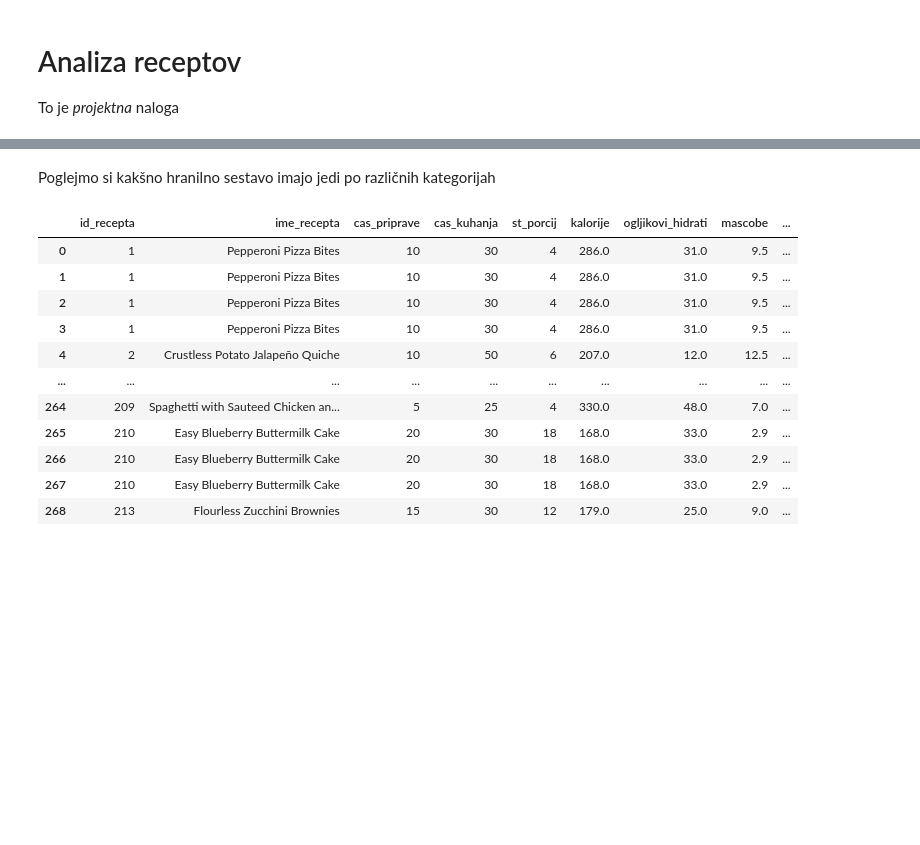
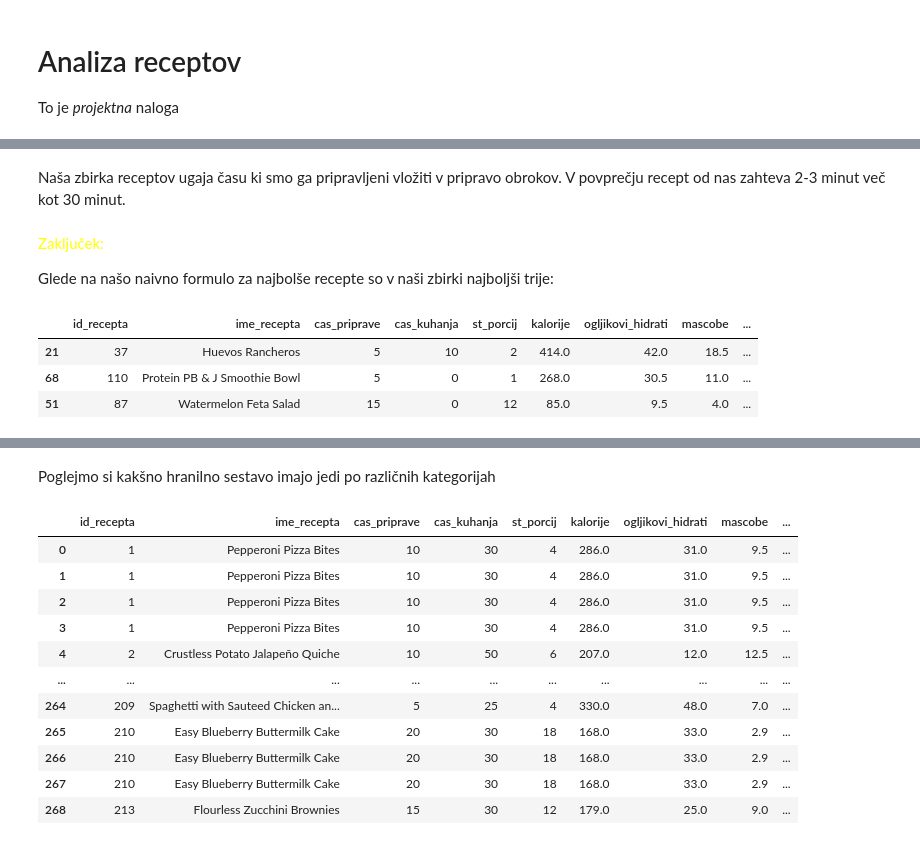
Before and after one commit to AljaZaletelj/Analiza-receptov, a Jupyter notebook: analiza_receptov.ipynb, the cells around one changed output, grey strips where cells are left out. Cells and saved outputs as stored; diff of their text form; code cells hidden in the pictures; blank space fills up the shorter version.

```diff
--- a/analiza_receptov.ipynb
+++ b/analiza_receptov.ipynb
@@ -109,0 +188,13 @@ dtype: float64
+# %% [markdown]
+Naša zbirka receptov ugaja času ki smo ga pripravljeni vložiti v pripravo obrokov. V povprečju recept od nas zahteva 2-3 minut več kot 30 minut.
+# %% [markdown]
+<span style="color:yellow">Zaključek:</span>
+
+Glede na našo naivno formulo za najbolše recepte so v naši zbirki najboljši trije:
+# %%
+recepti.sort_values("k2", ascending=False).sort_values("KT").head(3)
+# %% [output]
+|  | id_recepta | ime_recepta | cas_priprave | cas_kuhanja | st_porcij | kalorije | ogljikovi_hidrati | mascobe | ... |
+| 21 | 37 | Huevos Rancheros | 5 | 10 | 2 | 414.0 | 42.0 | 18.5 | ... |
+| 68 | 110 | Protein PB & J Smoothie Bowl | 5 | 0 | 1 | 268.0 | 30.5 | 11.0 | ... |
+| 51 | 87 | Watermelon Feta Salad | 15 | 0 | 12 | 85.0 | 9.5 | 4.0 | ... |
```
Also changed, not shown: parts of 55 cells of this notebook.
